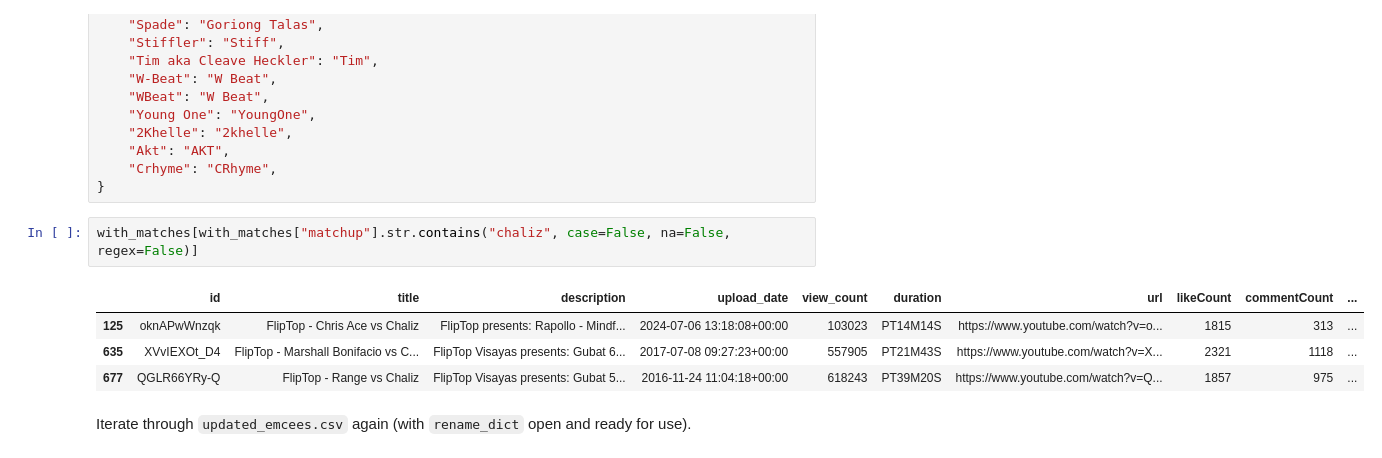
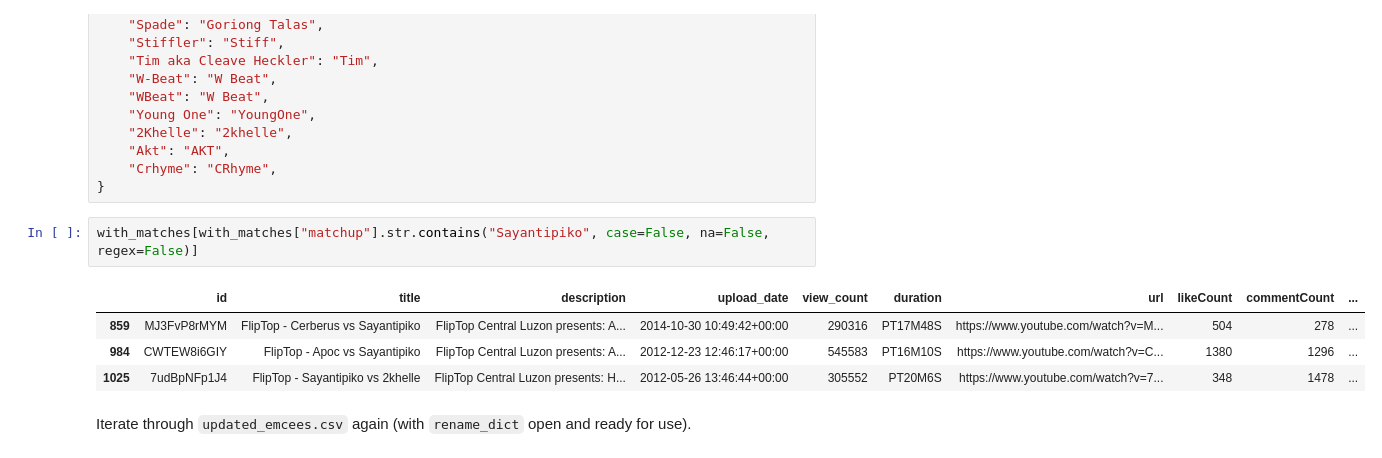
Before and after one commit to russluber/fliptop-analysis, a Jupyter notebook: notebooks/eda.ipynb, the cells around one changed output. Cells and saved outputs as stored; diff of their text form.

```diff
--- a/notebooks/eda.ipynb
+++ b/notebooks/eda.ipynb
@@ -905,11 +905,11 @@ rename_dict = {
     "Crhyme": "CRhyme",
 }
 # %%
-with_matches[with_matches["matchup"].str.contains("chaliz", case=False, na=False, regex=False)]
+with_matches[with_matches["matchup"].str.contains("Sayantipiko", case=False, na=False, regex=False)]
 # %% [output]
 |  | id | title | description | upload_date | view_count | duration | url | likeCount | commentCount | ... |
-| 125 | oknAPwWnzqk | FlipTop - Chris Ace vs Chaliz | FlipTop presents: Rapollo - Mindf... | 2024-07-06 13:18:08+00:00 | 103023 | PT14M14S | https://www.youtube.com/watch?v=o... | 1815 | 313 | ... |
-| 635 | XVvIEXOt_D4 | FlipTop - Marshall Bonifacio vs C... | FlipTop Visayas presents: Gubat 6... | 2017-07-08 09:27:23+00:00 | 557905 | PT21M43S | https://www.youtube.com/watch?v=X... | 2321 | 1118 | ... |
-| 677 | QGLR66YRy-Q | FlipTop - Range vs Chaliz | FlipTop Visayas presents: Gubat 5... | 2016-11-24 11:04:18+00:00 | 618243 | PT39M20S | https://www.youtube.com/watch?v=Q... | 1857 | 975 | ... |
+| 859 | MJ3FvP8rMYM | FlipTop - Cerberus vs Sayantipiko | FlipTop Central Luzon presents: A... | 2014-10-30 10:49:42+00:00 | 290316 | PT17M48S | https://www.youtube.com/watch?v=M... | 504 | 278 | ... |
+| 984 | CWTEW8i6GIY | FlipTop - Apoc vs Sayantipiko | FlipTop Central Luzon presents: A... | 2012-12-23 12:46:17+00:00 | 545583 | PT16M10S | https://www.youtube.com/watch?v=C... | 1380 | 1296 | ... |
+| 1025 | 7udBpNFp1J4 | FlipTop - Sayantipiko vs 2khelle | FlipTop Central Luzon presents: H... | 2012-05-26 13:46:44+00:00 | 305552 | PT20M6S | https://www.youtube.com/watch?v=7... | 348 | 1478 | ... |
 # %% [markdown]
 Iterate through `updated_emcees.csv` again (with `rename_dict` open and ready for use).
```
Also changed, not shown: parts of 1 cell of this notebook.
